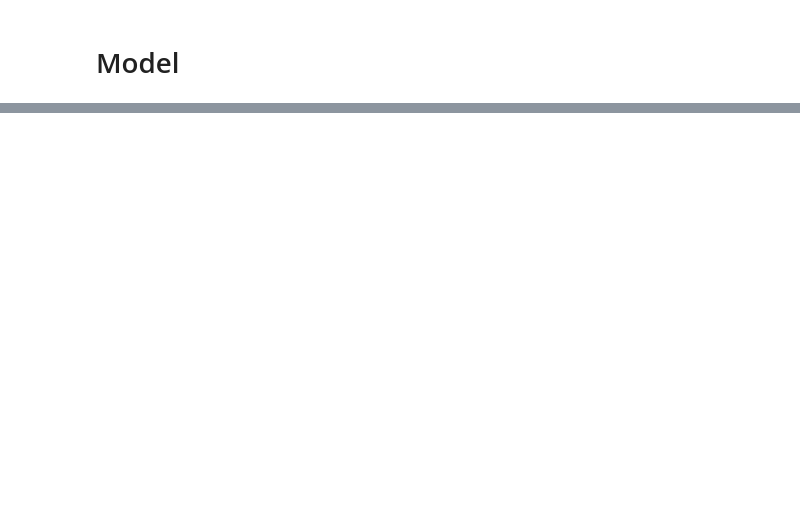
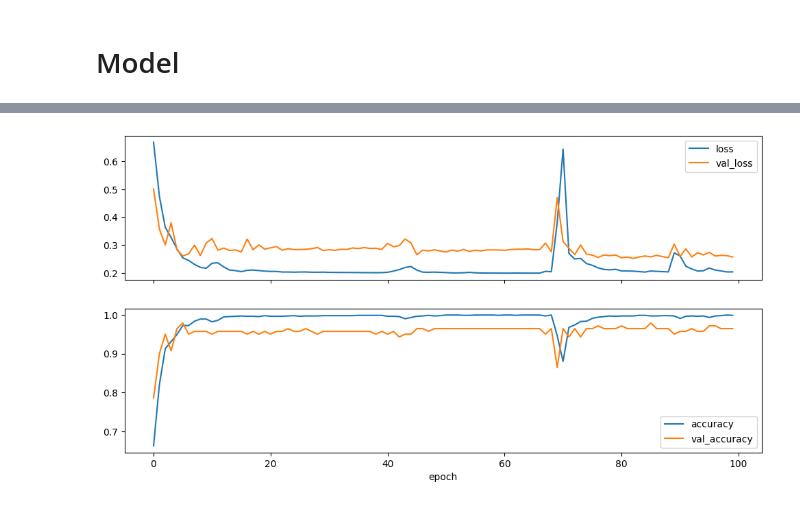
Before and after one commit to Pumafi/problem_solving_rl_pumafi, a Jupyter notebook: initial_test.ipynb, the cells around one changed output, grey strips where cells are left out. Drawn from its saved outputs; the diff is of its cells as text; code cells hidden in the pictures; blank space fills up the shorter version.

```diff
--- a/initial_test.ipynb
+++ b/initial_test.ipynb
@@ -203,6 +206,17 @@ def parametric_convolution(input_features, filters):
                                                   strides=[1, 1, 1, 1], padding='SAME'))
     outputs = tf.stack(output_list)
     return tf.squeeze(outputs, axis=1)
+# %%
+@tf.function
+def wrapper_depthwise_conv2d(input_features, filters):
+    return tf.nn.depthwise_conv2d(input_features, filters, strides=[1, 1, 1, 1], padding='SAME'), filters
+
+@tf.function
+def parametric_convolution(input_features, filters):
+    input_features = tf.expand_dims(input_features, axis=1)
+    filters = tf.expand_dims(filters, axis=-1)
+    outputs, _ = tf.map_fn(lambda x: wrapper_depthwise_conv2d(x[0], x[1]), (input_features, filters))
+    return tf.squeeze(outputs, axis=1)
 # %%
 class Net(tf.keras.Model):
     def __init__(self):
@@ -248,20 +262,23 @@ class Net(tf.keras.Model):
         self.flat = layers.Flatten()
 
         self.fc1 = layers.Dense(units=120, activation=keras.layers.LeakyReLU(negative_slope=0.2))
+        self.do1 = keras.layers.Dropout(rate=0.3)
         self.fc2 = layers.Dense(units=84, activation=keras.layers.LeakyReLU(negative_slope=0.2))
+        self.do2 = keras.layers.Dropout(rate=0.3)
 
         # LAST LAYER - TODO
-        self.fc3 = layers.Dense(units=1, activation = 'softmax')
+        self.fc3 = layers.Dense(units=1, activation = 'sigmoid')
 
     def call(self, inputs):
-        examples_challenges = inputs[0]
-        test_challenges = inputs[1]
+        examples_challenges_1 = inputs[0]
+        examples_challenges_2 = inputs[1]
+        test_challenges = inputs[2]
 
-        examples_challenges_1, examples_challenges_2 = tf.keras.ops.unstack(examples_challenges, axis=1)
+        #examples_challenges_1, examples_challenges_2 = tf.keras.ops.unstack(examples_challenges, axis=1)
 
 
-        examples_challenges_1 = tf.squeeze(self.concat_original(tf.keras.ops.unstack(examples_challenges_1, axis=1)))
-        examples_challenges_2 = tf.squeeze(self.concat_original(tf.keras.ops.unstack(examples_challenges_2, axis=1)))
+        #examples_challenges_1 = tf.squeeze(self.concat_original(tf.keras.ops.unstack(examples_challenges_1, axis=1)))
+        #examples_challenges_2 = tf.squeeze(self.concat_original(tf.keras.ops.unstack(examples_challenges_2, axis=1)))
 
 
         z1 = self.conv_z_1(examples_challenges_1)
@@ -283,7 +300,7 @@ class Net(tf.keras.Model):
         z = self.conv_mix_z_1(z)
         z = self.conv_mix_z_2(z)
 
-        test_challenges = tf.squeeze(self.concat_original(tf.keras.ops.unstack(test_challenges, axis=1)))
+        #test_challenges = tf.squeeze(self.concat_original(tf.keras.ops.unstack(test_challenges, axis=1)))
 
 
         y = self.conv_x_1(test_challenges)
@@ -300,7 +317,9 @@ class Net(tf.keras.Model):
 
 
         y = self.fc1(y)
+        y = self.do1(y)
         y = self.fc2(y)
+        y = self.do1(y)
         y = self.fc3(y)
 
-        return z
+        return y
@@ -344,10 +376,10 @@ training_z.shape, training_x.shape, training_y.shape
 # %%
 net.compile(
-    loss="categorical_crossentropy",
+    loss=tf.keras.losses.BinaryCrossentropy(label_smoothing=0.1),
     optimizer=tf.keras.optimizers.Adam(learning_rate=1e-3),
     metrics=["accuracy"],
 )
 
-history = net.fit(x=(training_z, training_x), y=training_y, batch_size=32, epochs=100, validation_split=0.1)
+history = net.fit(x=(training_z_1, training_z_2, training_x), y=training_y, batch_size=32, epochs=100, validation_split=0.1)
 # %% [output]
 Epoch 1/100
@@ -357,0 +402,11 @@ as_list() is not defined on an unknown TensorShape.
+# %%
+import pandas as pd
+
+history_df = pd.DataFrame(history.history)
+history_df["epoch"] = history.epoch
+
+fig, (ax0, ax1) = plt.subplots(nrows=2, sharex=True, figsize=(12, 6))
+history_df.plot(x="epoch", y=["loss", "val_loss"], ax=ax0)
+history_df.plot(x="epoch", y=["accuracy", "val_accuracy"], ax=ax1);
+# %% [output]
+[figure, added]
```
Also changed, not shown: parts of 14 cells of this notebook.
